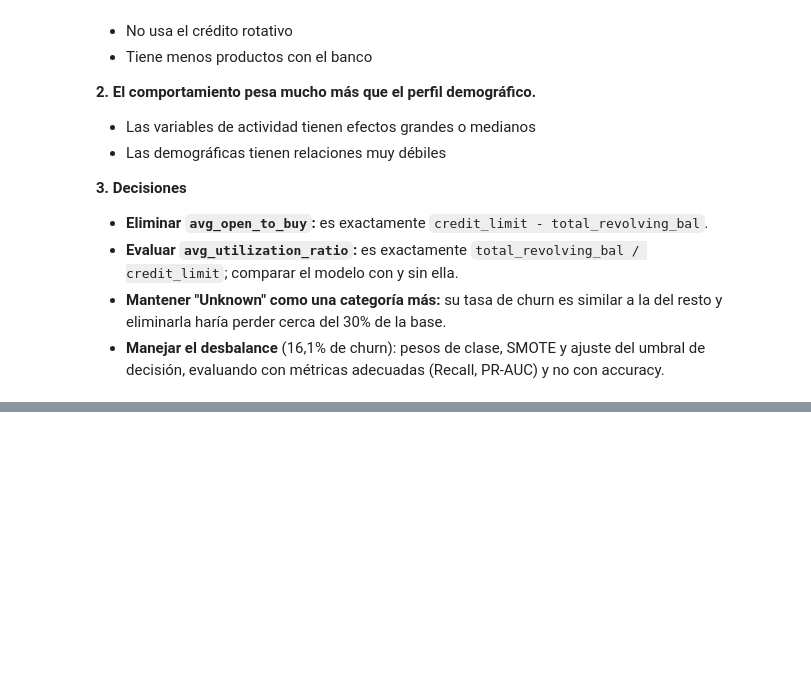
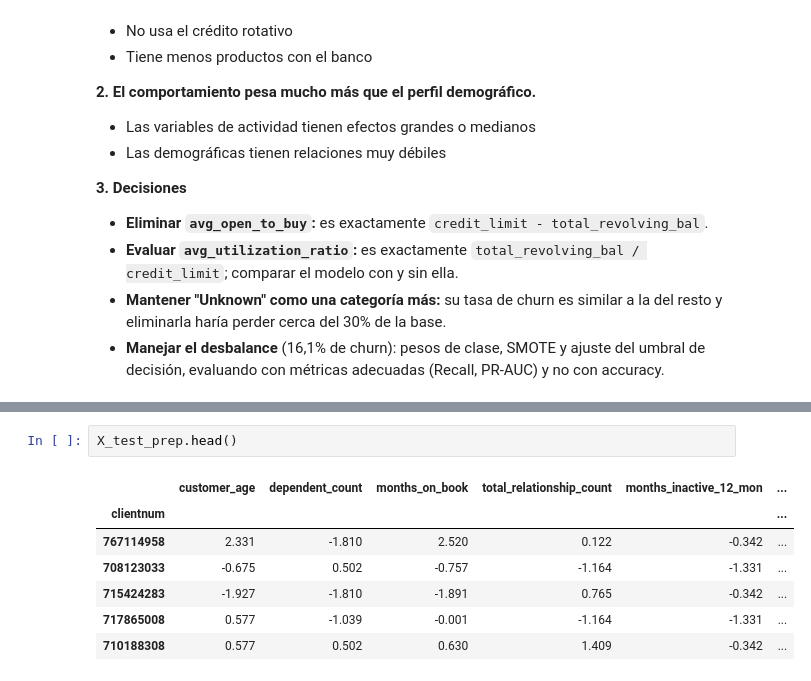
Before and after one commit to crissebasbol/bank_churn_prediction, a Jupyter notebook: notebooks/churn_analysis.ipynb, the cells around one changed output, grey strips where cells are left out. Drawn from its saved outputs; the diff is of its cells as text; blank space fills up the shorter version.

```diff
--- a/notebooks/churn_analysis.ipynb
+++ b/notebooks/churn_analysis.ipynb
@@ -459,0 +568,10 @@ Comparado con el que se queda, el cliente que hace churn:
+# %%
+X_test_prep.head()
+# %% [output]
+|  | customer_age | dependent_count | months_on_book | total_relationship_count | months_inactive_12_mon | ... |
+| clientnum |  |  |  |  |  | ... |
+| 767114958 | 2.331 | -1.810 | 2.520 | 0.122 | -0.342 | ... |
+| 708123033 | -0.675 | 0.502 | -0.757 | -1.164 | -1.331 | ... |
+| 715424283 | -1.927 | -1.810 | -1.891 | 0.765 | -0.342 | ... |
+| 717865008 | 0.577 | -1.039 | -0.001 | -1.164 | -1.331 | ... |
+| 710188308 | 0.577 | 0.502 | 0.630 | 1.409 | -0.342 | ... |
```
Also changed, not shown: parts of 27 cells of this notebook, 8 other files.
